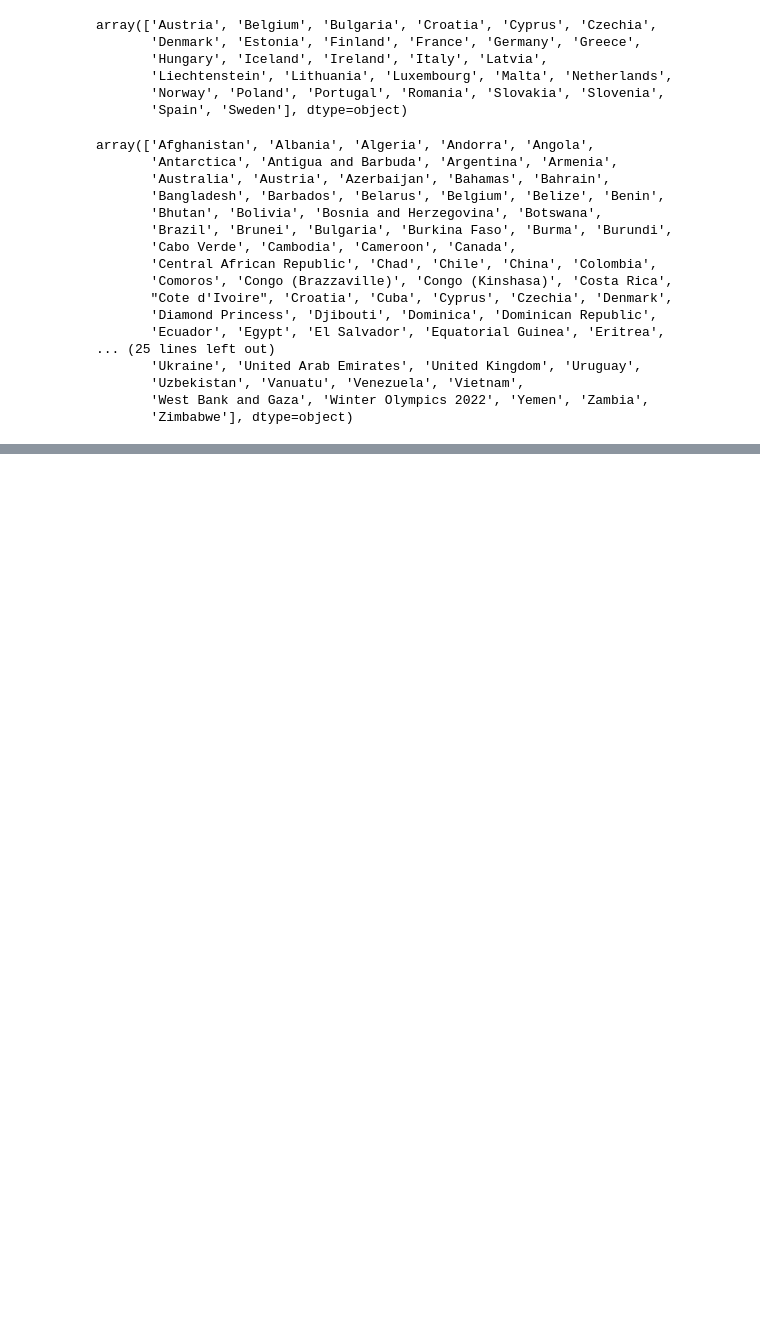
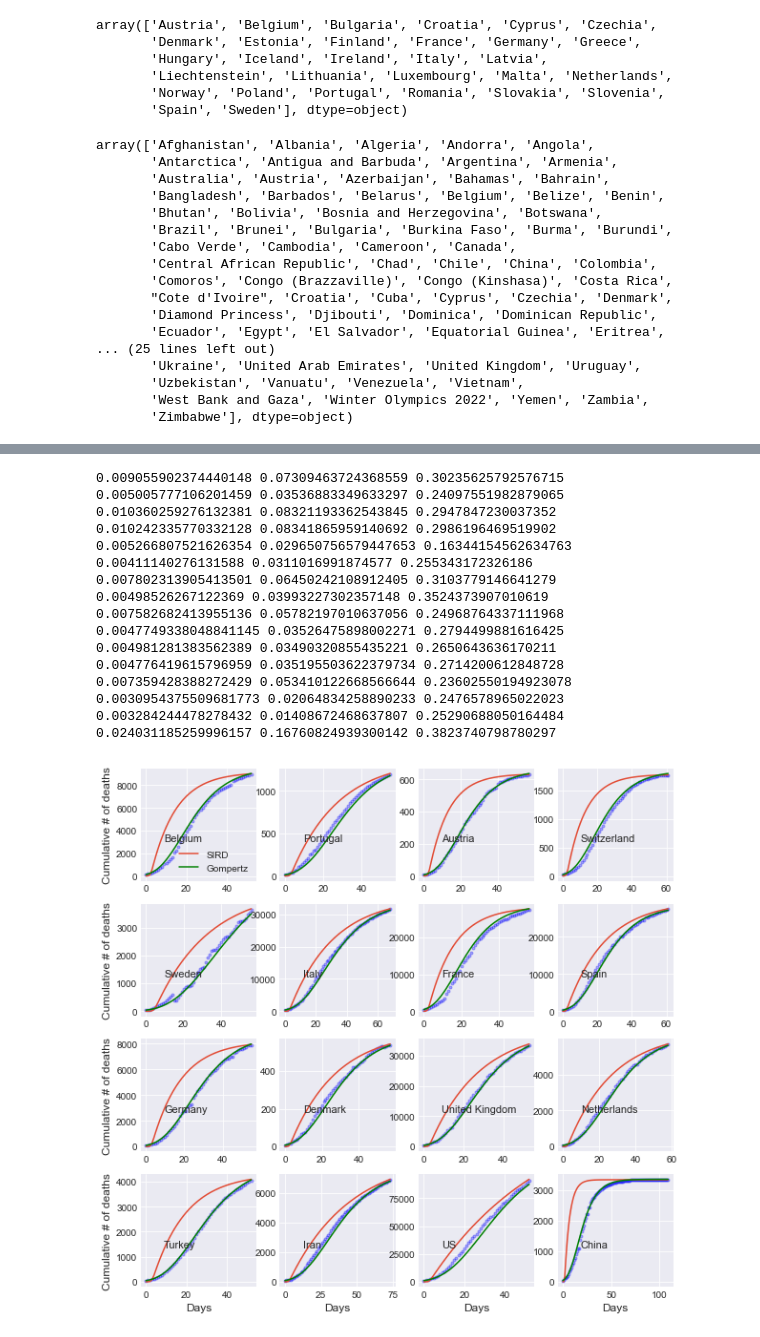
Before and after one commit to matzhaugen/mortality, a Jupyter notebook: notebooks/gompertz_vs_sird.ipynb, the cells around one changed output, grey strips where cells are left out. Drawn from its saved outputs; the diff is of its cells as text; code cells hidden in the pictures; blank space fills up the shorter version.

```diff
--- a/notebooks/gompertz_vs_sird.ipynb
+++ b/notebooks/gompertz_vs_sird.ipynb
@@ -177,0 +216,65 @@ dtype: int64
+# %%
+plt.rcParams['text.usetex'] = False
+f, axs = plt.subplots(4,4,figsize=(10,10))
+subset = ['Belgium', 'Portugal',  'Austria',
+       'Switzerland', 'Sweden',  'Italy', 'France', 'Spain', 'Germany','Denmark',
+          "United Kingdom", 'Netherlands', "Turkey", "Iran", "US", "China"]
+
+inflation = 10
+popt_gomp = {}
+popt = {}
+for n, country in enumerate(subset):
+    if n > 15:
+        break
+    i = int(n / 4)
+    j = n % 4
+    plt.sca(axs[i, j])
+    country_data = get_data2(country)
+    x, y = country_data.cumDeaths + 1, country_data.rollDeaths
+    maxd[country] = np.max(x)
+    x, y = x / np.max(x), y / np.max(x)
+    t0 = min(np.arange(len(x))[x/x.max() > 0.01])
+    x, y = x[t0:], y[t0:]
+    t = np.arange(np.maximum(50, len(x) - 1))
+    popt[country], pcov = spo.curve_fit(sird, x, y)
+    popt_gomp[country], pcov_gomp = spo.curve_fit(gomp, x, y, bounds=(gomp_min_params, gomp_max_params))
+    gamma, eta, beta = popt_country[country]
+    s0 = np.max(x) * inflation # We need this assumption for SIRD
+
+    plt.plot(t, maxd[country] * x[t], ".", color="#0000ff", alpha=0.3)
+    plt.plot(t, maxd[country] * sird_time(t, x[0], s0, *popt[country]), label="SIRD")
+    plt.plot(t, maxd[country] * gomp_time(t, x[0], *popt_gomp[country]), label="Gompertz", color="#008000")
+    xmin, xmax = axs[i, j].get_xlim()
+    ymin, ymax = axs[i, j].get_ylim()
+    x_alpha = 0.80
+    y_alpha = 0.65
+
+    xloc = xmin * x_alpha + xmax * (1-x_alpha)
+    yloc = ymin * y_alpha + ymax * (1-y_alpha)
+    plt.text(xloc, yloc, country, fontsize=11)
+#     plt.text(xloc, yloc * 0.5, r0, fontsize=11)
+    if j == 0:
+        plt.ylabel("Cumulative # of deaths")
+    if i == 3:
+        plt.xlabel("Days")
+    if n == 0:
+        plt.legend()
+plt.savefig("../figures/Gompertz_vs_SIRD_time.pdf")
+# %% [output]
+0.009055902374440148 0.07309463724368559 0.30235625792576715
+0.005005777106201459 0.03536883349633297 0.24097551982879065
+0.010360259276132381 0.08321193362543845 0.2947847230037352
+0.010242335770332128 0.08341865959140692 0.2986196469519902
+0.005266807521626354 0.029650756579447653 0.16344154562634763
+0.00411140276131588 0.0311016991874577 0.255343172326186
+0.007802313905413501 0.06450242108912405 0.3103779146641279
+0.00498526267122369 0.03993227302357148 0.3524373907010619
+0.007582682413955136 0.05782197010637056 0.24968764337111968
+0.0047749338048841145 0.03526475898002271 0.2794499881616425
+0.004981281383562389 0.03490320855435221 0.2650643636170211
+0.004776419615796959 0.035195503622379734 0.2714200612848728
+0.007359428388272429 0.053410122668566644 0.23602550194923078
+0.0030954375509681773 0.02064834258890233 0.2476578965022023
+0.003284244478278432 0.01408672468637807 0.25290688050164484
+0.024031185259996157 0.16760824939300142 0.3823740798780297
+[figure, added]
```
Also changed, not shown: parts of 17 cells of this notebook, 5 other files.
